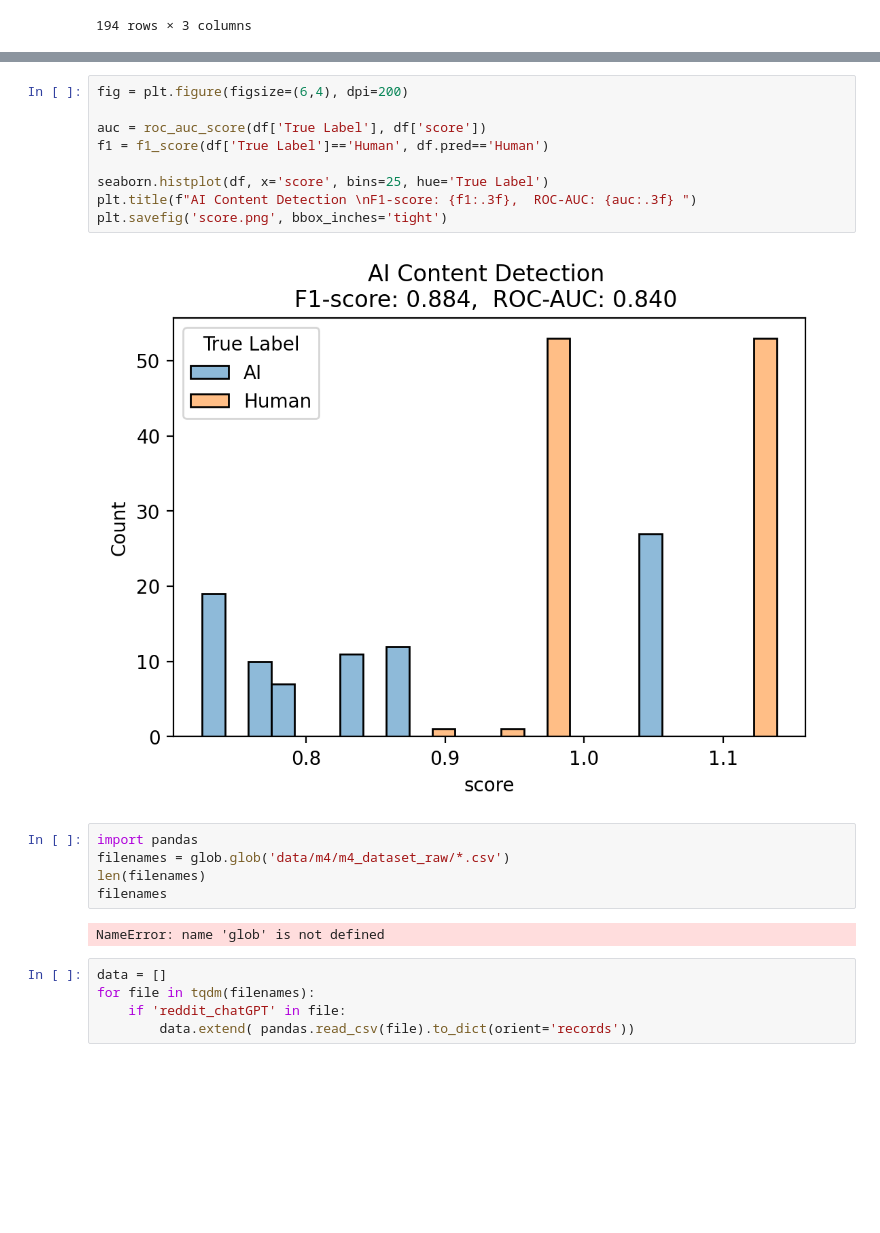
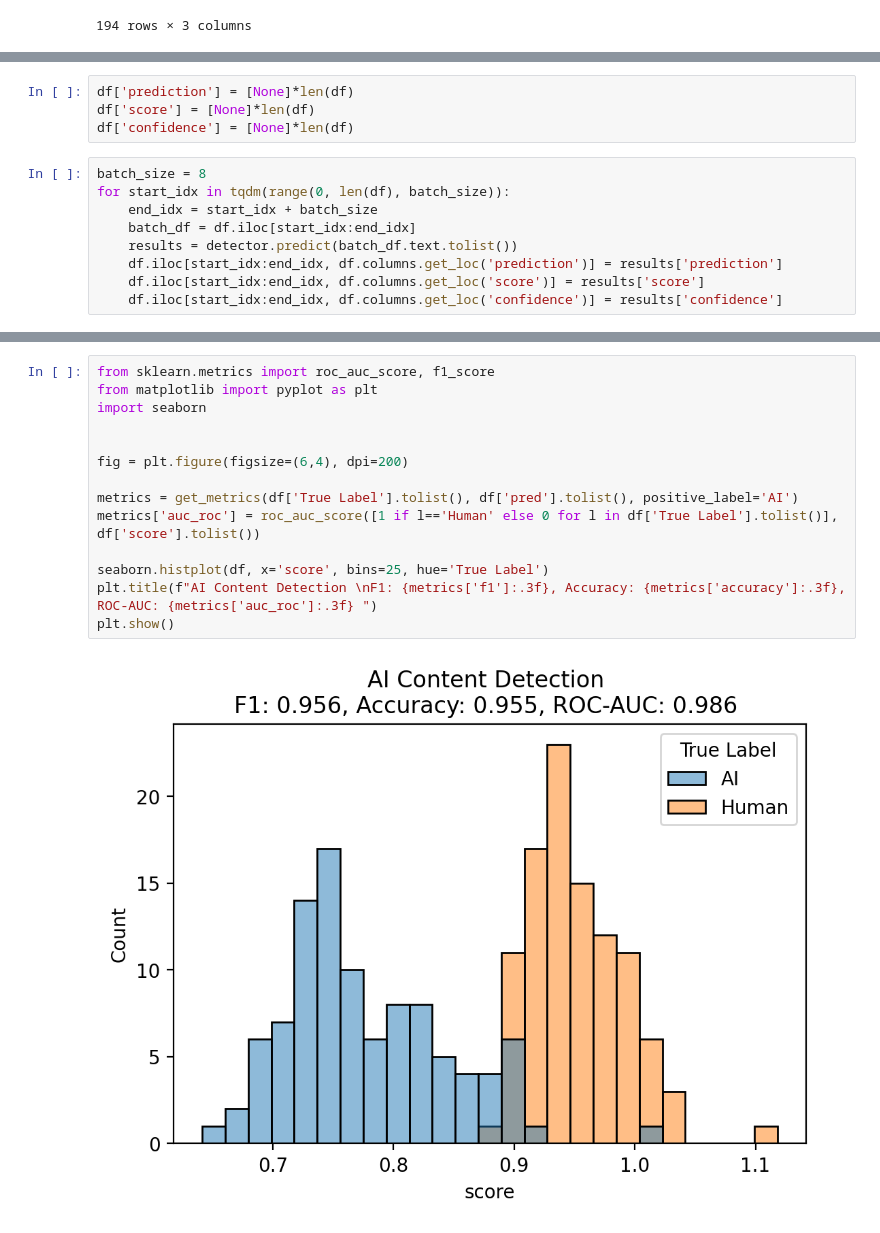
Before and after one commit to wangjing0/ai_detector, a Jupyter notebook: detector.ipynb, the cells around one changed output, grey strips where cells are left out. Saved outputs shown, nothing was run; the diff lists cells and outputs as text; blank space fills up the shorter version.

```diff
--- a/detector.ipynb
+++ b/detector.ipynb
@@ -303,2 +362,15 @@ for idx, row in tqdm(df.iterrows()):
+# %%
+df['prediction'] = [None]*len(df)
+df['score'] = [None]*len(df)
+df['confidence'] = [None]*len(df)
+# %%
+batch_size = 8
+for start_idx in tqdm(range(0, len(df), batch_size)):
+    end_idx = start_idx + batch_size
+    batch_df = df.iloc[start_idx:end_idx]
+    results = detector.predict(batch_df.text.tolist())
+    df.iloc[start_idx:end_idx, df.columns.get_loc('prediction')] = results['prediction']
+    df.iloc[start_idx:end_idx, df.columns.get_loc('score')] = results['score']
+    df.iloc[start_idx:end_idx, df.columns.get_loc('confidence')] = results['confidence']
 # %%
 df['pred'] = df.prediction.apply(lambda x: x.split('-')[0])
@@ -320,23 +377,16 @@ df
 # %%
+from sklearn.metrics import roc_auc_score, f1_score
+from matplotlib import pyplot as plt
+import seaborn
+
+
 fig = plt.figure(figsize=(6,4), dpi=200)
 
-auc = roc_auc_score(df['True Label'], df['score'])
-f1 = f1_score(df['True Label']=='Human', df.pred=='Human')
+metrics = get_metrics(df['True Label'].tolist(), df['pred'].tolist(), positive_label='AI')
+metrics['auc_roc'] = roc_auc_score([1 if l=='Human' else 0 for l in df['True Label'].tolist()], df['score'].tolist())
 
 seaborn.histplot(df, x='score', bins=25, hue='True Label')
-plt.title(f"AI Content Detection \nF1-score: {f1:.3f},  ROC-AUC: {auc:.3f} ")
-plt.savefig('score.png', bbox_inches='tight')
+plt.title(f"AI Content Detection \nF1: {metrics['f1']:.3f}, Accuracy: {metrics['accuracy']:.3f}, ROC-AUC: {metrics['auc_roc']:.3f} ")
+plt.show()
 # %% [output]
-[figure, old version]
+[figure, new version]
-# %%
-import pandas
-filenames = glob.glob('data/m4/m4_dataset_raw/*.csv')
-len(filenames)
-filenames
-# %% [output]
-NameError: name 'glob' is not defined
-# %%
-data = []
-for file in tqdm(filenames):
-    if 'reddit_chatGPT' in file:
-        data.extend( pandas.read_csv(file).to_dict(orient='records'))
```
Also changed, not shown: parts of 19 cells of this notebook, 3 other files.
